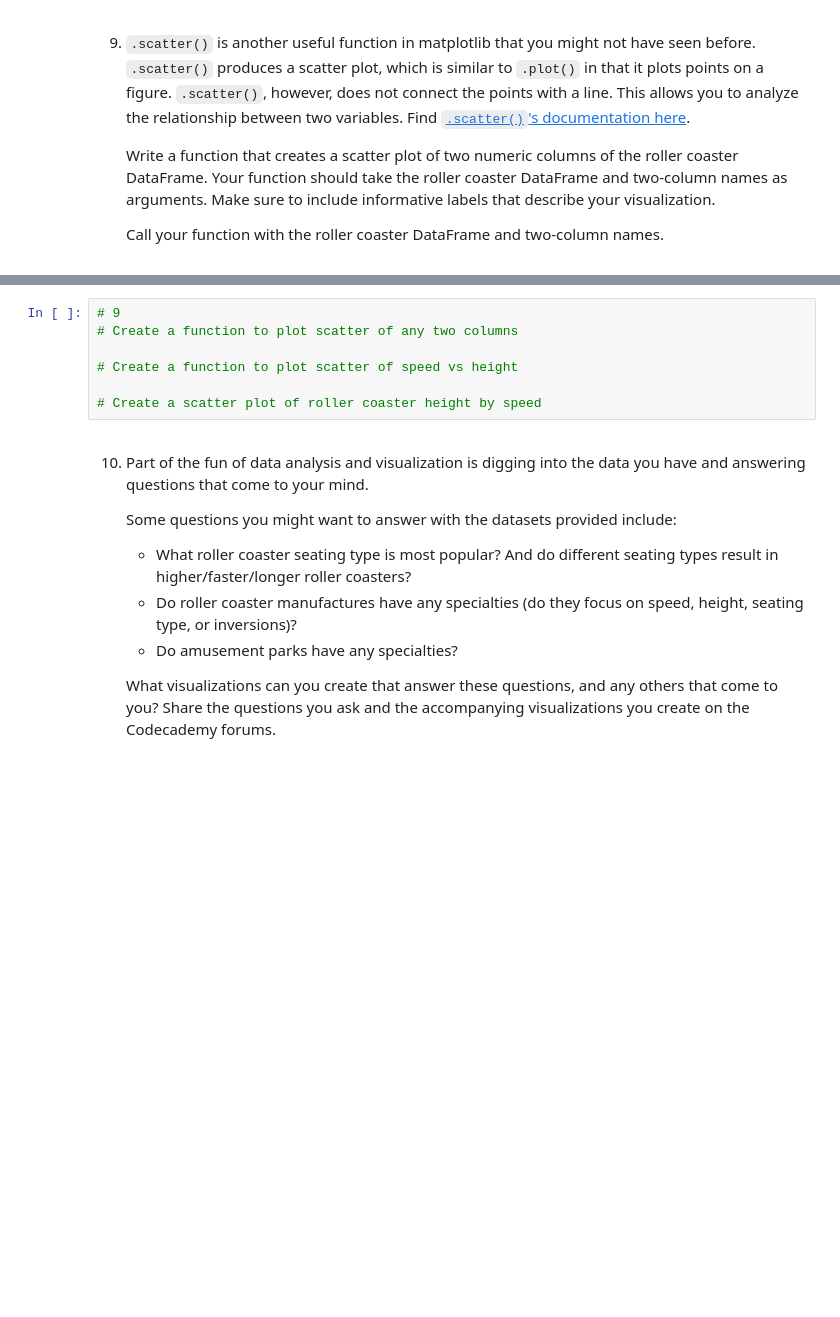
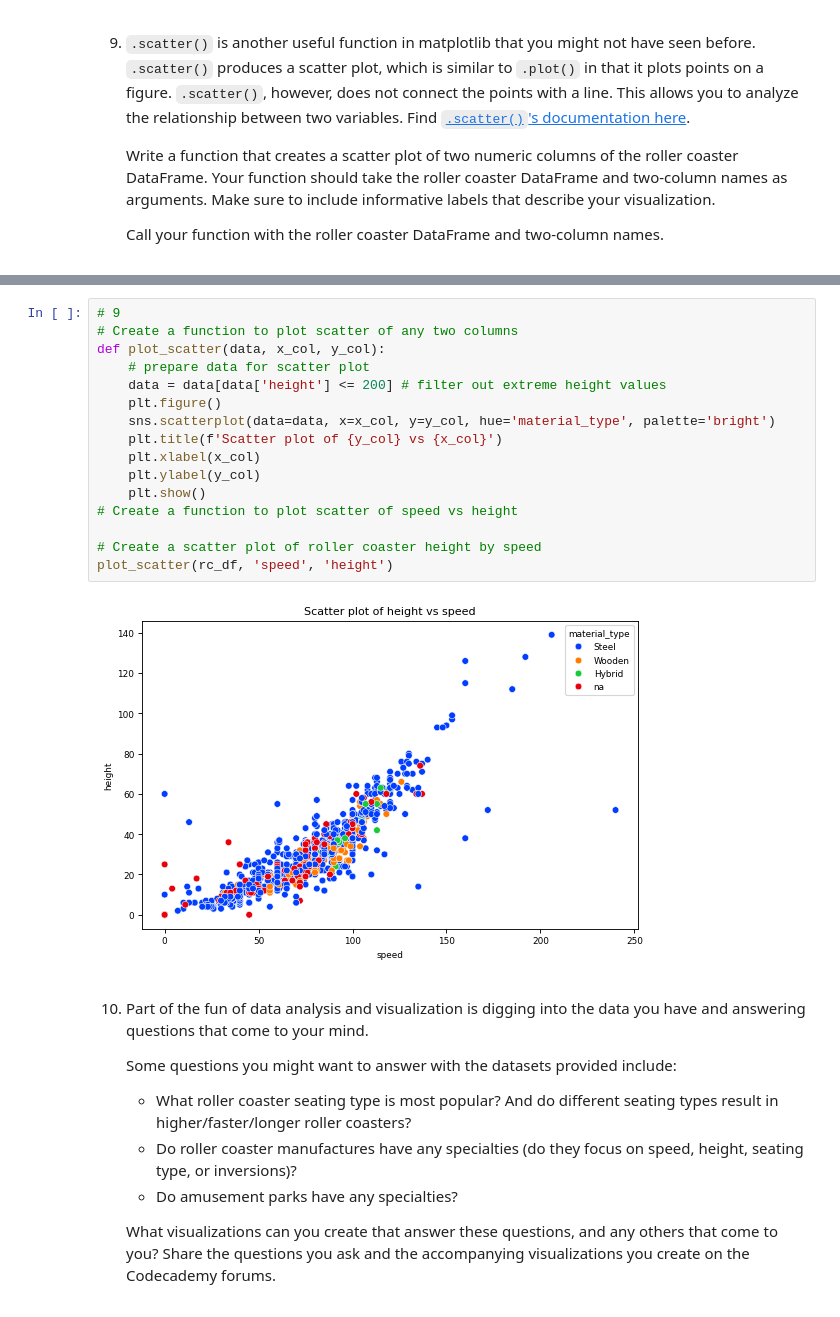
Before and after one commit to 7086600/roller_coaster_project, a Jupyter notebook: roller_coaster.ipynb, the cells around one changed output, grey strips where cells are left out. Cells and saved outputs as stored; diff of their text form; blank space fills up the shorter version.

```diff
--- a/roller_coaster.ipynb
+++ b/roller_coaster.ipynb
@@ -337,10 +344,21 @@ plot_pie(rc_df)
 # %%
 # 9
 # Create a function to plot scatter of any two columns
-
+def plot_scatter(data, x_col, y_col):
+    # prepare data for scatter plot
+    data = data[data['height'] <= 200] # filter out extreme height values
+    plt.figure()
+    sns.scatterplot(data=data, x=x_col, y=y_col, hue='material_type', palette='bright')
+    plt.title(f'Scatter plot of {y_col} vs {x_col}')
+    plt.xlabel(x_col)
+    plt.ylabel(y_col)
+    plt.show()
 # Create a function to plot scatter of speed vs height
 
 # Create a scatter plot of roller coaster height by speed
+plot_scatter(rc_df, 'speed', 'height')
+# %% [output]
+[figure, added]
 # %% [markdown]
 10. Part of the fun of data analysis and visualization is digging into the data you have and answering questions that come to your mind.
 
```
Also changed, not shown: parts of 2 cells of this notebook.
